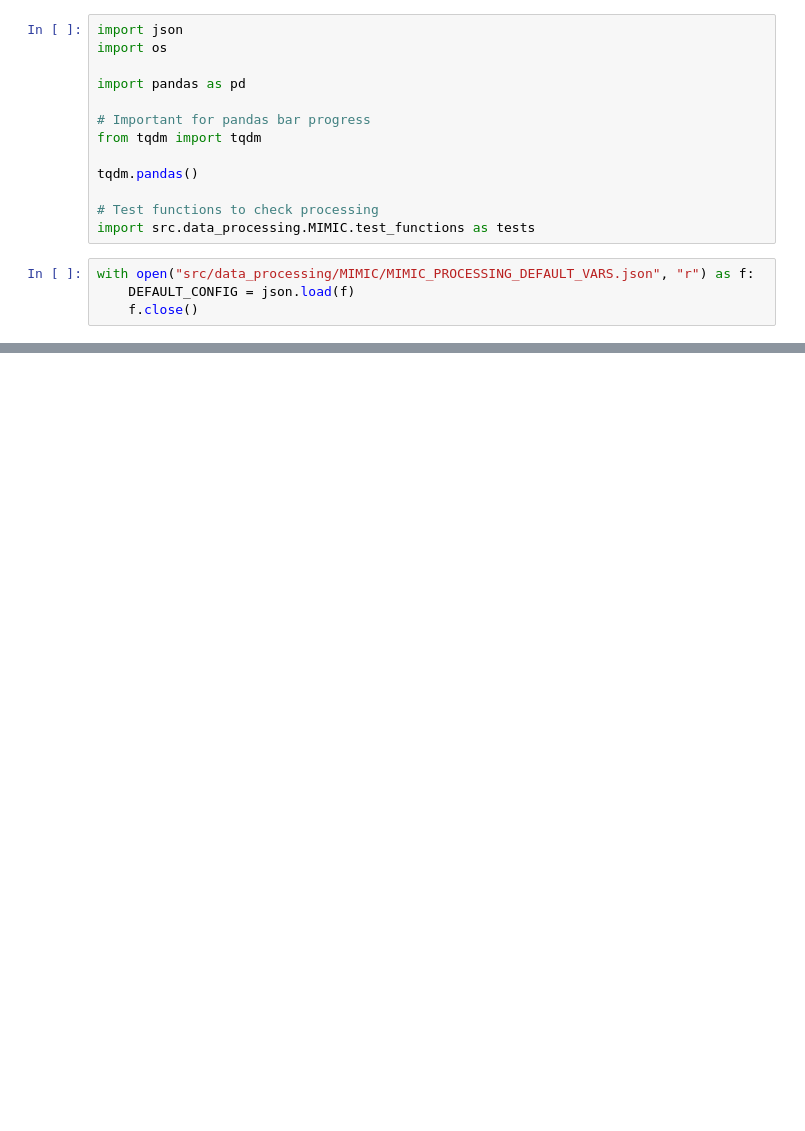
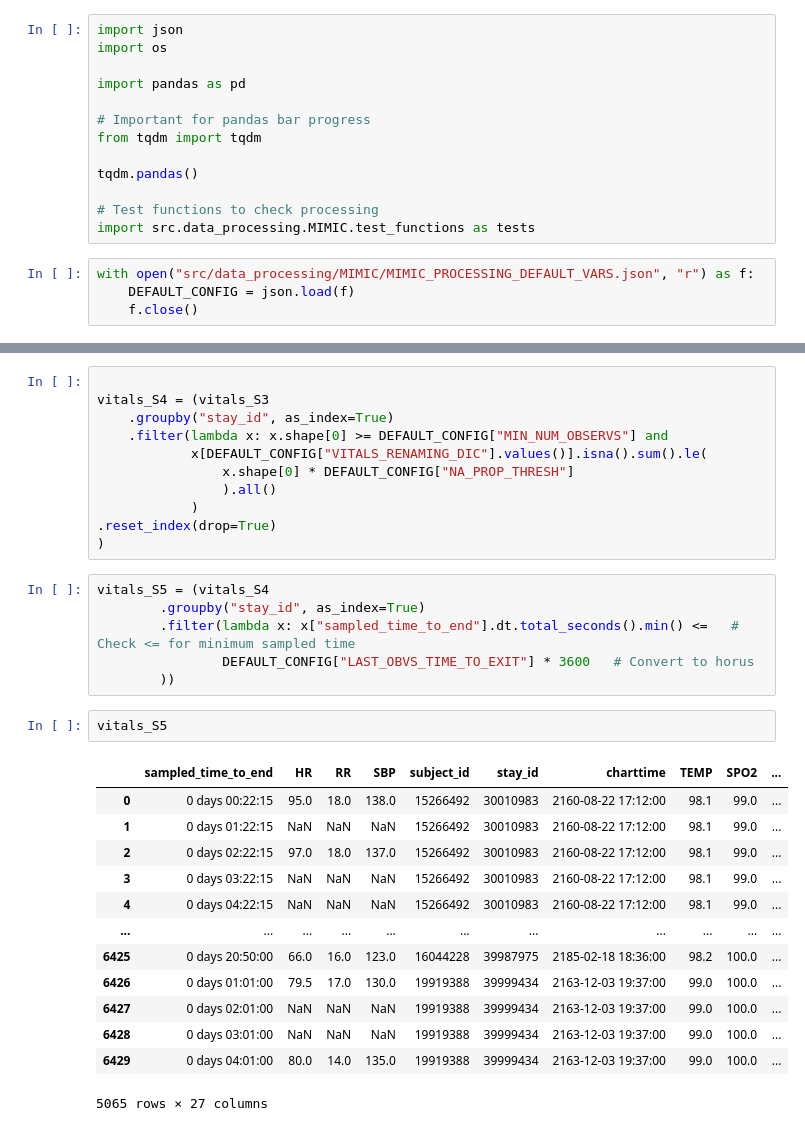
Before and after one commit to hrna-ox/VarPhenClustering, a Jupyter notebook: Developing Code.ipynb, the cells around one changed output, grey strips where cells are left out. Saved outputs shown, nothing was run; the diff lists cells and outputs as text; blank space fills up the shorter version.

```diff
--- a/Developing Code.ipynb
+++ b/Developing Code.ipynb
@@ -46,0 +112,33 @@ triage_ed
+# %%
+
+vitals_S4 = (vitals_S3
+    .groupby("stay_id", as_index=True)
+    .filter(lambda x: x.shape[0] >= DEFAULT_CONFIG["MIN_NUM_OBSERVS"] and
+            x[DEFAULT_CONFIG["VITALS_RENAMING_DIC"].values()].isna().sum().le(
+                x.shape[0] * DEFAULT_CONFIG["NA_PROP_THRESH"]
+                ).all()
+            )
+.reset_index(drop=True)
+)
+# %%
+vitals_S5 = (vitals_S4
+        .groupby("stay_id", as_index=True)
+        .filter(lambda x: x["sampled_time_to_end"].dt.total_seconds().min() <=   # Check <= for minimum sampled time
+                DEFAULT_CONFIG["LAST_OBVS_TIME_TO_EXIT"] * 3600   # Convert to horus
+        ))
+# %%
+vitals_S5
+# %% [output]
+|  | sampled_time_to_end | HR | RR | SBP | subject_id | stay_id | charttime | TEMP | SPO2 | ... |
+| 0 | 0 days 00:22:15 | 95.0 | 18.0 | 138.0 | 15266492 | 30010983 | 2160-08-22 17:12:00 | 98.1 | 99.0 | ... |
+| 1 | 0 days 01:22:15 | NaN | NaN | NaN | 15266492 | 30010983 | 2160-08-22 17:12:00 | 98.1 | 99.0 | ... |
+| 2 | 0 days 02:22:15 | 97.0 | 18.0 | 137.0 | 15266492 | 30010983 | 2160-08-22 17:12:00 | 98.1 | 99.0 | ... |
+| 3 | 0 days 03:22:15 | NaN | NaN | NaN | 15266492 | 30010983 | 2160-08-22 17:12:00 | 98.1 | 99.0 | ... |
+| 4 | 0 days 04:22:15 | NaN | NaN | NaN | 15266492 | 30010983 | 2160-08-22 17:12:00 | 98.1 | 99.0 | ... |
+| ... | ... | ... | ... | ... | ... | ... | ... | ... | ... | ... |
+| 6425 | 0 days 20:50:00 | 66.0 | 16.0 | 123.0 | 16044228 | 39987975 | 2185-02-18 18:36:00 | 98.2 | 100.0 | ... |
+| 6426 | 0 days 01:01:00 | 79.5 | 17.0 | 130.0 | 19919388 | 39999434 | 2163-12-03 19:37:00 | 99.0 | 100.0 | ... |
+| 6427 | 0 days 02:01:00 | NaN | NaN | NaN | 19919388 | 39999434 | 2163-12-03 19:37:00 | 99.0 | 100.0 | ... |
+| 6428 | 0 days 03:01:00 | NaN | NaN | NaN | 19919388 | 39999434 | 2163-12-03 19:37:00 | 99.0 | 100.0 | ... |
+| 6429 | 0 days 04:01:00 | 80.0 | 14.0 | 135.0 | 19919388 | 39999434 | 2163-12-03 19:37:00 | 99.0 | 100.0 | ... |
+5065 rows × 27 columns
```
Also changed, not shown: parts of 11 cells of this notebook, 5 other files.
